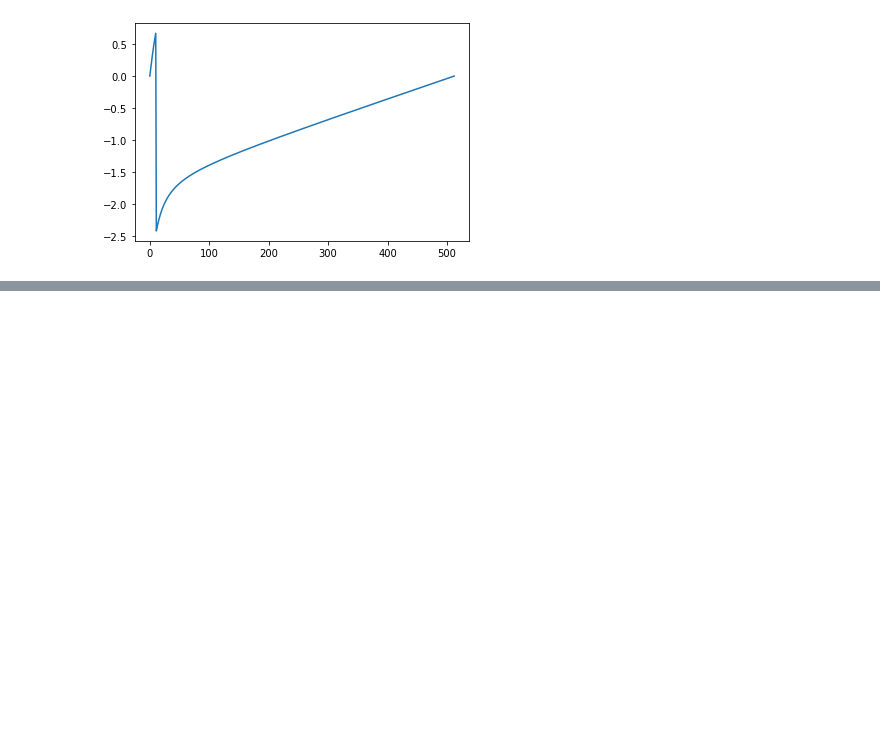
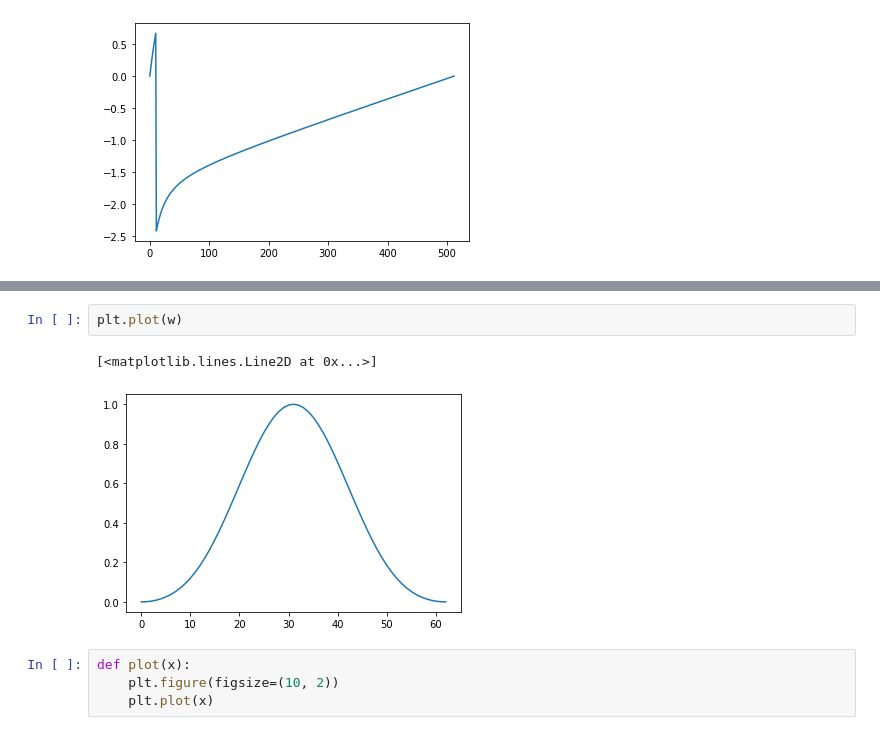
Before and after one commit to jhartquist/rtma, a Jupyter notebook: nbs/01_fft.ipynb, the cells around one changed output, grey strips where cells are left out. Cells and saved outputs as stored; diff of their text form; blank space fills up the shorter version.

```diff
--- a/nbs/01_fft.ipynb
+++ b/nbs/01_fft.ipynb
@@ -88,0 +114,9 @@ plt.plot(np.unwrap(np.angle(X)))
+# %%
+plt.plot(w)
+# %% [output]
+[<matplotlib.lines.Line2D at 0x...>]
+[figure, added]
+# %%
+def plot(x):
+    plt.figure(figsize=(10, 2))
+    plt.plot(x)
```
Also changed, not shown: parts of 3 cells of this notebook, 1 other file.
